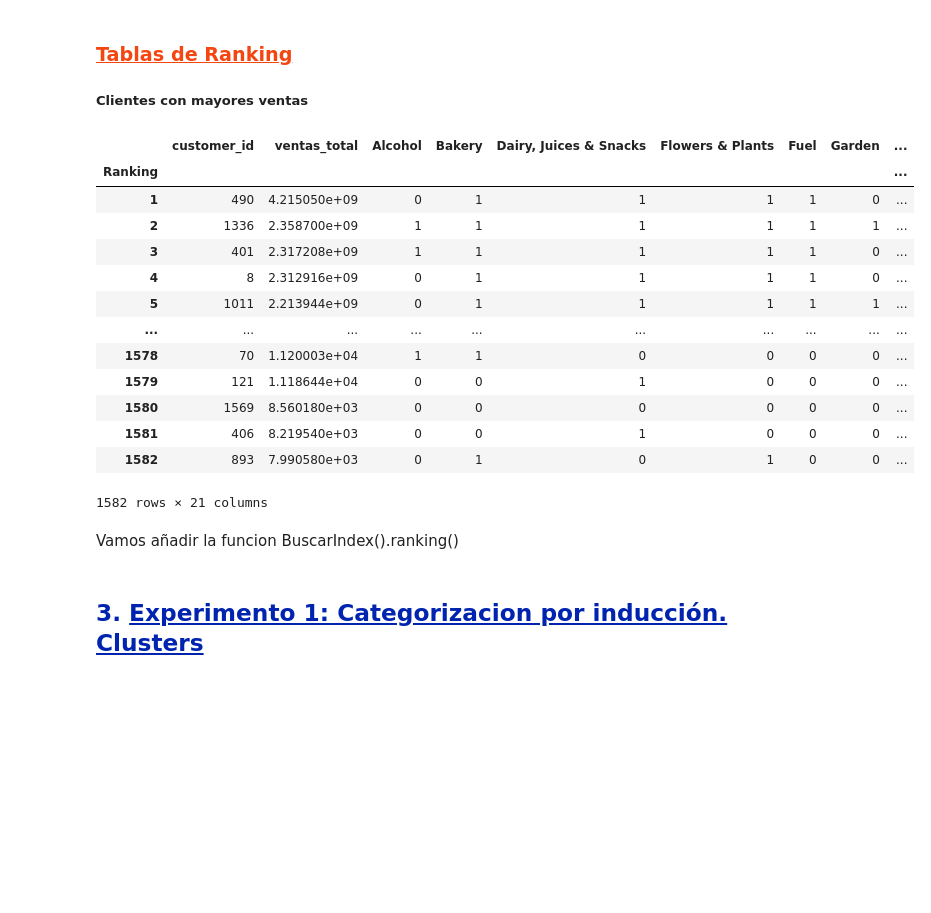
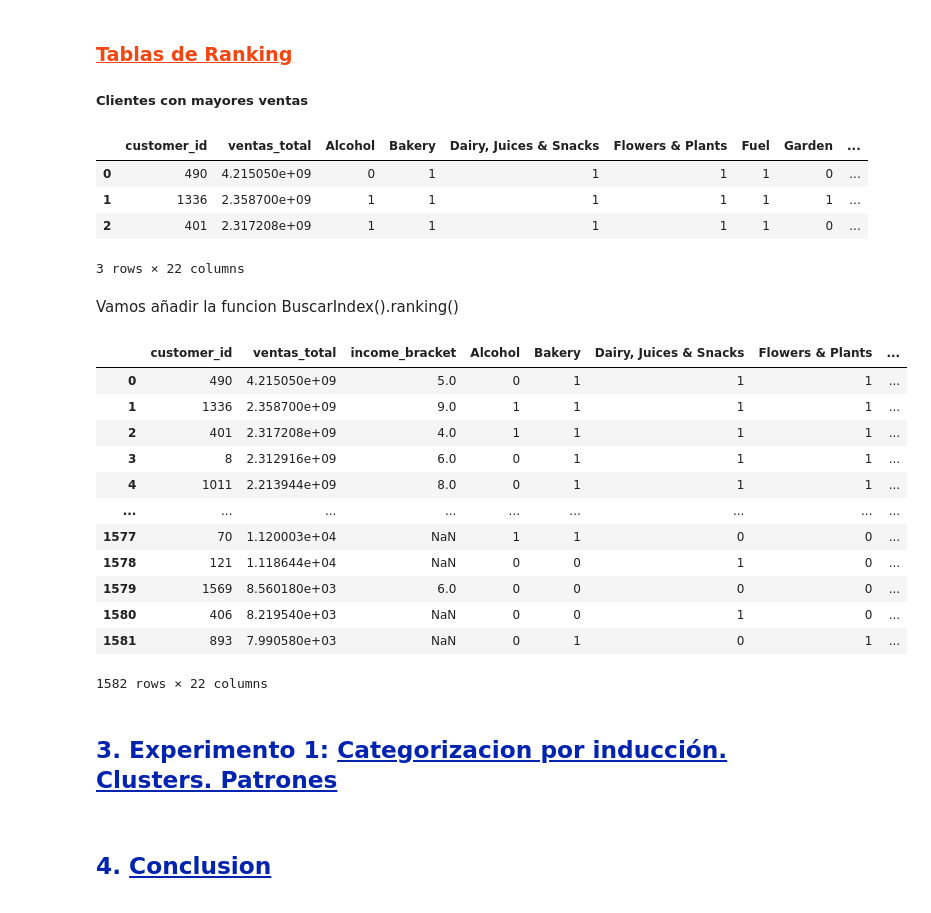
Before and after one commit to AgustinSt1990/tp_final, a Jupyter notebook: Presentacion_1_TPF.ipynb, the cells around one changed output. Cells and saved outputs as stored; diff of their text form; code cells hidden in the pictures; blank space fills up the shorter version.

```diff
--- a/Presentacion_1_TPF.ipynb
+++ b/Presentacion_1_TPF.ipynb
@@ -593,34 +612,49 @@ BuscarIndex(X).cliente(1578)
 # %%
 # Ranking de clientes. por volumen de compra. objetivo: predecir ventas futuras sobre este conjunto
-mejores_clientes = pd.DataFrame(data.groupby('customer_id')['venta_neta'].sum())
-mejores_clientes.rename(columns={'venta_neta': 'ventas_total'}, inplace=True)
-mejores_clientes.sort_values(by = 'ventas_total', ascending=False, inplace=True)
-mejores_clientes.columns.name = 'ranking_clientes'
-mejores_clientes.reset_index(inplace=True)
-mejores_clientes = pd.merge(mejores_clientes, tabla_categoria_2.notna().astype(int), how='inner', on='customer_id')
-mejores_clientes.index.name = 'Ranking'
-mejores_clientes.index = mejores_clientes.index +1
-
-mejores_clientes
+ranking_clientes = pd.DataFrame(data.groupby('customer_id')['venta_neta'].sum())
+ranking_clientes.rename(columns={'venta_neta': 'ventas_total'}, inplace=True)
+ranking_clientes.sort_values(by = 'ventas_total', ascending=False, inplace=True)
+ranking_clientes.columns.name = 'ranking_clientes'
+ranking_clientes.reset_index(inplace=True)
+ranking_clientes = pd.merge(ranking_clientes, tabla_categoria_2.notna().astype(int), how='inner', on='customer_id')
+ranking_clientes.index.name = 'Ranking'
+ranking_clientes.index = ranking_clientes.index +1
+ranking_clientes = pd.merge(ranking_clientes, customer_data[['income_bracket', 'customer_id']], on='customer_id', how='outer')
+ranking_clientes.head(3)
 # %% [output]
 |  | customer_id | ventas_total | Alcohol | Bakery | Dairy, Juices & Snacks | Flowers & Plants | Fuel | Garden | ... |
-| Ranking |  |  |  |  |  |  |  |  | ... |
-| 1 | 490 | 4.215050e+09 | 0 | 1 | 1 | 1 | 1 | 0 | ... |
-| 2 | 1336 | 2.358700e+09 | 1 | 1 | 1 | 1 | 1 | 1 | ... |
-| 3 | 401 | 2.317208e+09 | 1 | 1 | 1 | 1 | 1 | 0 | ... |
-| 4 | 8 | 2.312916e+09 | 0 | 1 | 1 | 1 | 1 | 0 | ... |
-| 5 | 1011 | 2.213944e+09 | 0 | 1 | 1 | 1 | 1 | 1 | ... |
-| ... | ... | ... | ... | ... | ... | ... | ... | ... | ... |
-| 1578 | 70 | 1.120003e+04 | 1 | 1 | 0 | 0 | 0 | 0 | ... |
-| 1579 | 121 | 1.118644e+04 | 0 | 0 | 1 | 0 | 0 | 0 | ... |
-| 1580 | 1569 | 8.560180e+03 | 0 | 0 | 0 | 0 | 0 | 0 | ... |
-| 1581 | 406 | 8.219540e+03 | 0 | 0 | 1 | 0 | 0 | 0 | ... |
-| 1582 | 893 | 7.990580e+03 | 0 | 1 | 0 | 1 | 0 | 0 | ... |
+| 0 | 490 | 4.215050e+09 | 0 | 1 | 1 | 1 | 1 | 0 | ... |
+| 1 | 1336 | 2.358700e+09 | 1 | 1 | 1 | 1 | 1 | 1 | ... |
+| 2 | 401 | 2.317208e+09 | 1 | 1 | 1 | 1 | 1 | 0 | ... |
-1582 rows × 21 columns
+3 rows × 22 columns
 # %% [markdown]
 Vamos añadir la funcion BuscarIndex().ranking()
+# %%
+ColateColumn(ranking_clientes).vos('income_bracket').aca('ventas_total')
+# %% [output]
+|  | customer_id | ventas_total | income_bracket | Alcohol | Bakery | Dairy, Juices & Snacks | Flowers & Plants | ... |
+| 0 | 490 | 4.215050e+09 | 5.0 | 0 | 1 | 1 | 1 | ... |
+| 1 | 1336 | 2.358700e+09 | 9.0 | 1 | 1 | 1 | 1 | ... |
+| 2 | 401 | 2.317208e+09 | 4.0 | 1 | 1 | 1 | 1 | ... |
+| 3 | 8 | 2.312916e+09 | 6.0 | 0 | 1 | 1 | 1 | ... |
+| 4 | 1011 | 2.213944e+09 | 8.0 | 0 | 1 | 1 | 1 | ... |
+| ... | ... | ... | ... | ... | ... | ... | ... | ... |
+| 1577 | 70 | 1.120003e+04 | NaN | 1 | 1 | 0 | 0 | ... |
+| 1578 | 121 | 1.118644e+04 | NaN | 0 | 0 | 1 | 0 | ... |
+| 1579 | 1569 | 8.560180e+03 | 6.0 | 0 | 0 | 0 | 0 | ... |
+| 1580 | 406 | 8.219540e+03 | NaN | 0 | 0 | 1 | 0 | ... |
+| 1581 | 893 | 7.990580e+03 | NaN | 0 | 1 | 0 | 1 | ... |
+1582 rows × 22 columns
 # %% [markdown]
 <font color= #0024af>
 
-## 3. <u>Experimento 1: Categorizacion por inducción. Clusters</u></font>
+## 3. Experimento 1: <u>Categorizacion por inducción. Clusters. Patrones</u>
+
+</font>
+# %% [markdown]
+<font color= #0024af>
+
+## 4. <u>Conclusion</u>
+
+</font>
 # %% [markdown]
```
Also changed, not shown: parts of 16 cells of this notebook.
